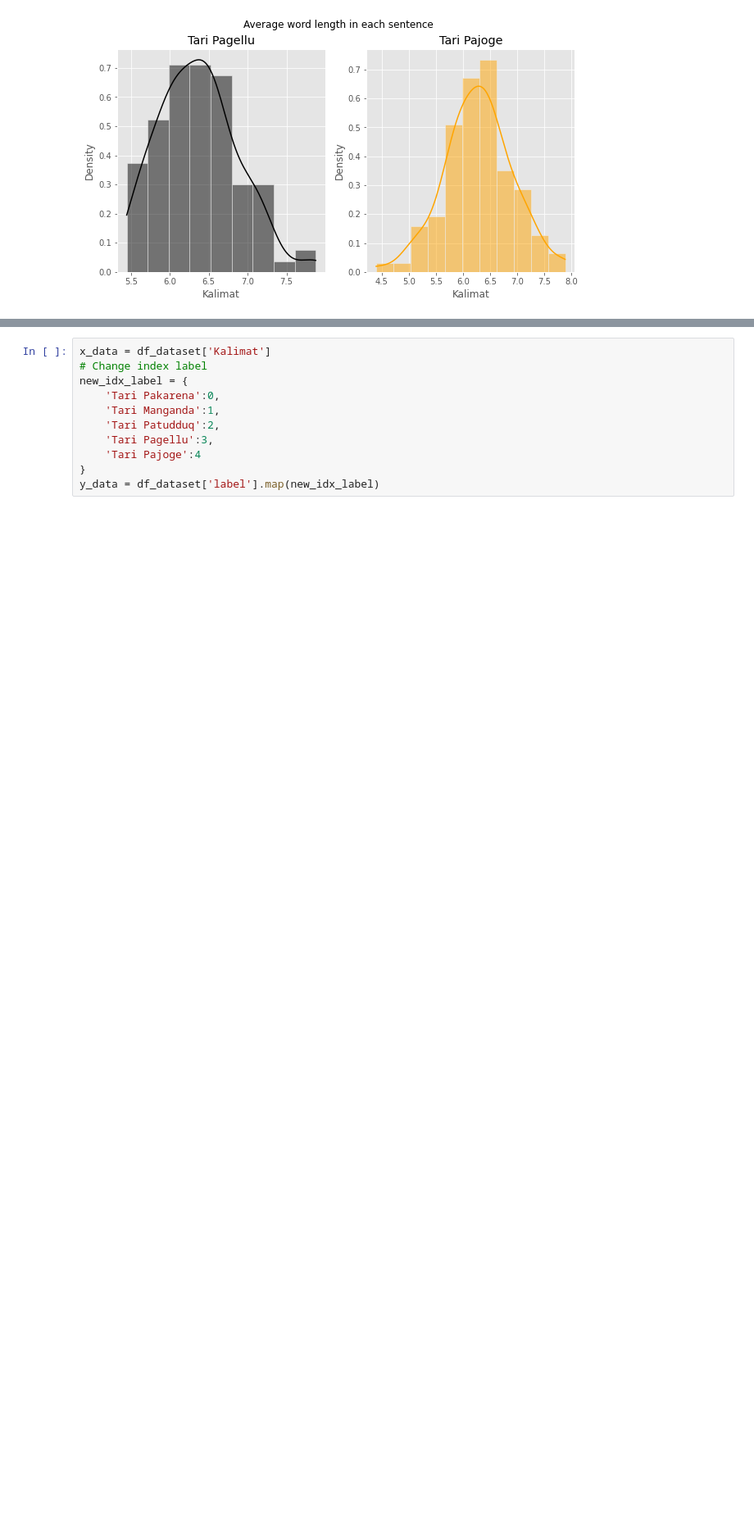
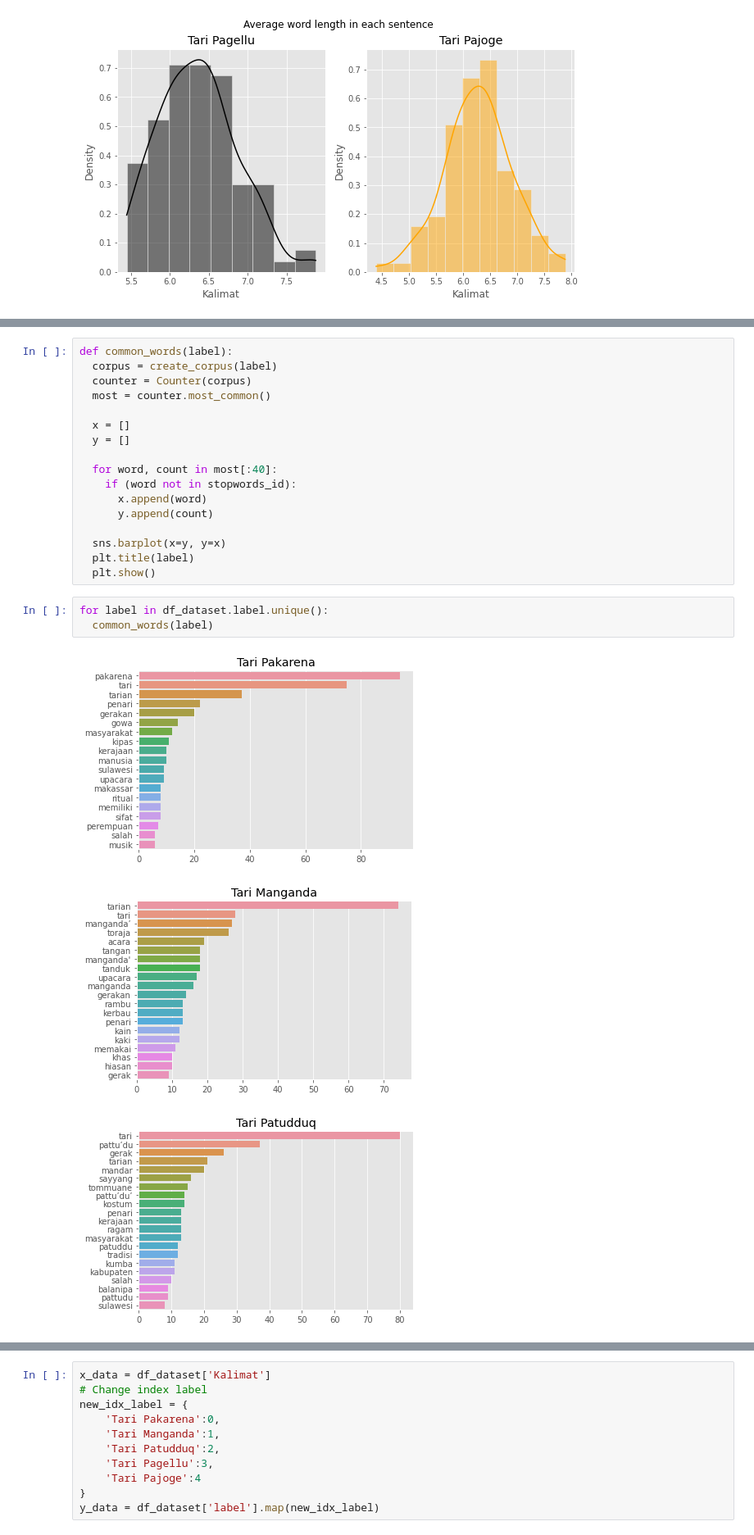
Before and after one commit to reevald/Oh-Dance-AI, a Jupyter notebook: oh-dance-nlp-v0.ipynb, the cells around one changed output, grey strips where cells are left out. Shown at 82% size. Saved outputs shown, nothing was run; the diff lists cells and outputs as text; blank space fills up the shorter version.

```diff
--- a/oh-dance-nlp-v0.ipynb
+++ b/oh-dance-nlp-v0.ipynb
@@ -175,0 +253,24 @@ plt.show()
+# %%
+def common_words(label):
+  corpus = create_corpus(label)
+  counter = Counter(corpus)
+  most = counter.most_common()
+
+  x = []
+  y = []
+
+  for word, count in most[:40]:
+    if (word not in stopwords_id):
+      x.append(word)
+      y.append(count)
+
+  sns.barplot(x=y, y=x)
+  plt.title(label)
+  plt.show()
+# %%
+for label in df_dataset.label.unique():
+  common_words(label)
+# %% [output]
+[figure, added]
+[figure, added]
+[figure, added]
```
Also changed, not shown: parts of 56 cells of this notebook, 6 other files.
